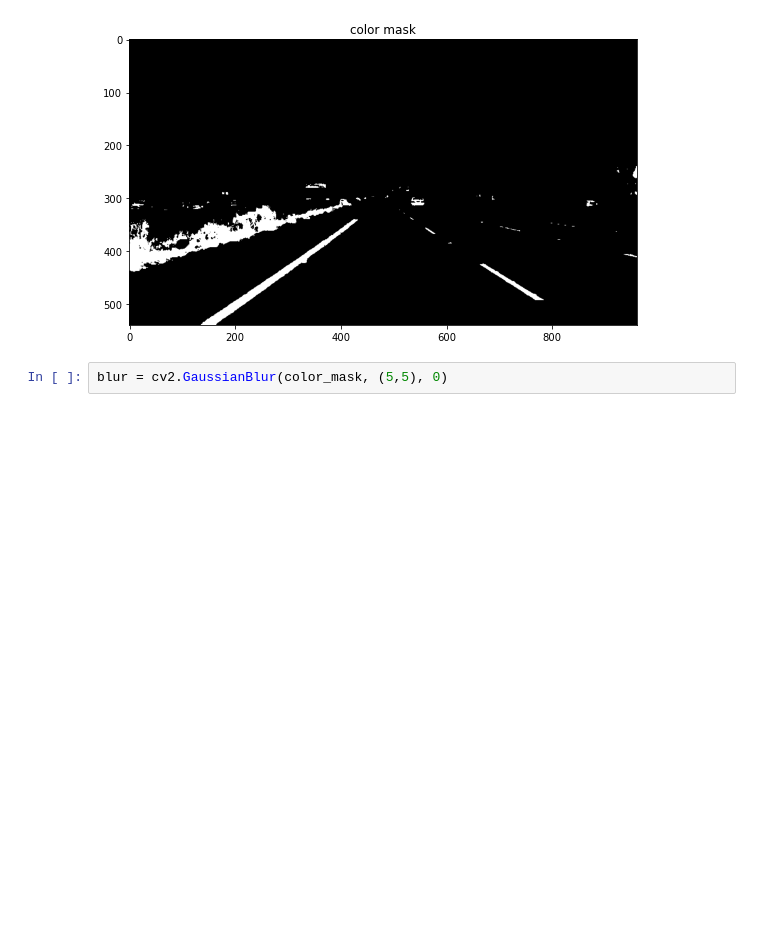
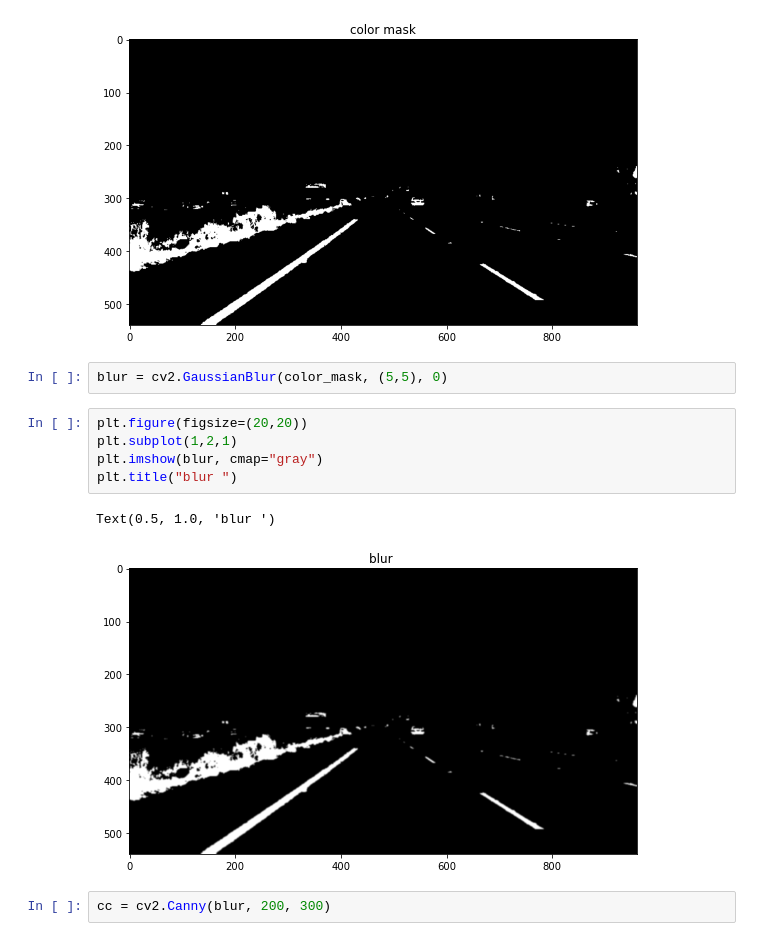
Before and after one commit to karthikeyanrathore/Lane-Line-Detection, a Jupyter notebook: Yellow Lane (PrePro).ipynb, the cells around one changed output. Saved outputs shown, nothing was run; the diff lists cells and outputs as text; blank space fills up the shorter version.

```diff
--- a/Yellow Lane (PrePro).ipynb
+++ b/Yellow Lane (PrePro).ipynb
@@ -46,3 +46,13 @@ Text(0.5, 1.0, 'color mask')
 [figure]
 # %%
 blur = cv2.GaussianBlur(color_mask, (5,5), 0)
+# %%
+plt.figure(figsize=(20,20))
+plt.subplot(1,2,1)
+plt.imshow(blur, cmap="gray")
+plt.title("blur ")
+# %% [output]
+Text(0.5, 1.0, 'blur ')
+[figure, added]
+# %%
+cc = cv2.Canny(blur, 200, 300)
```
Also changed, not shown: parts of 8 cells of this notebook, 1 other file.
